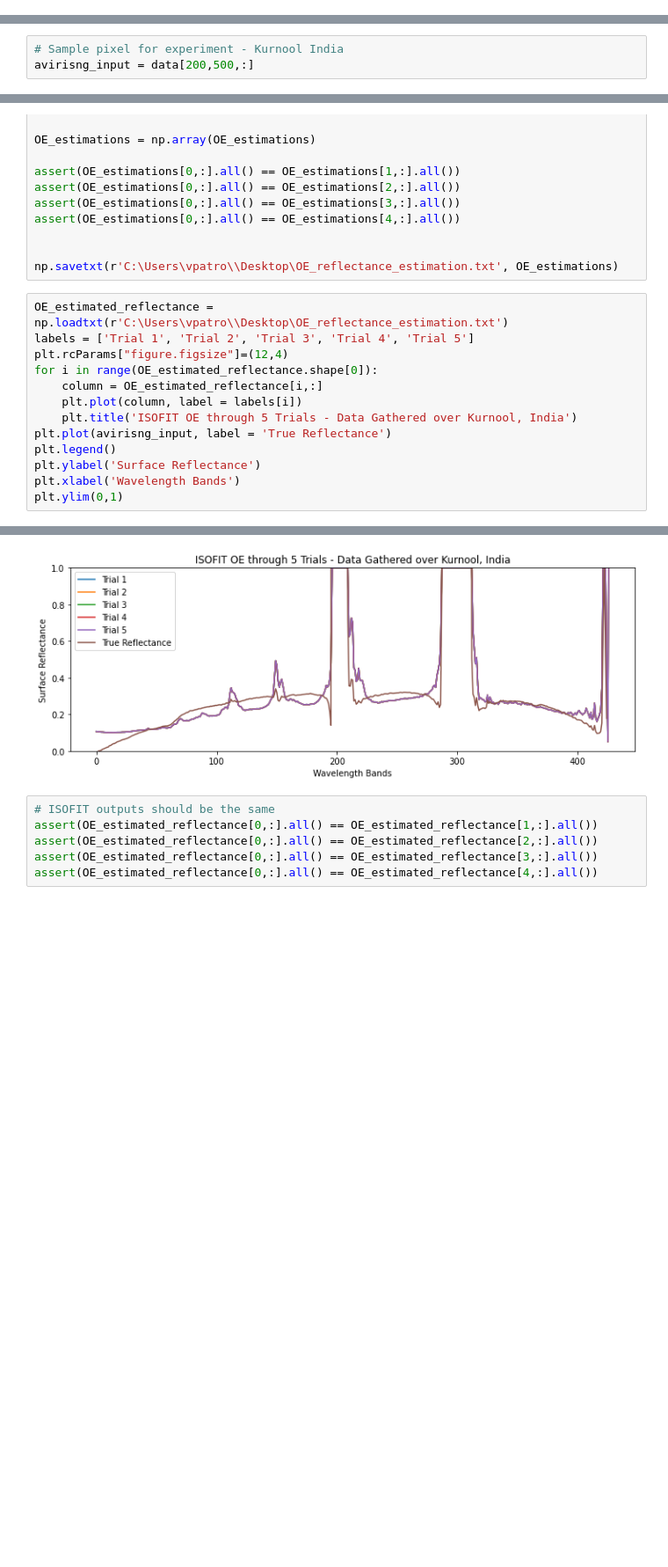
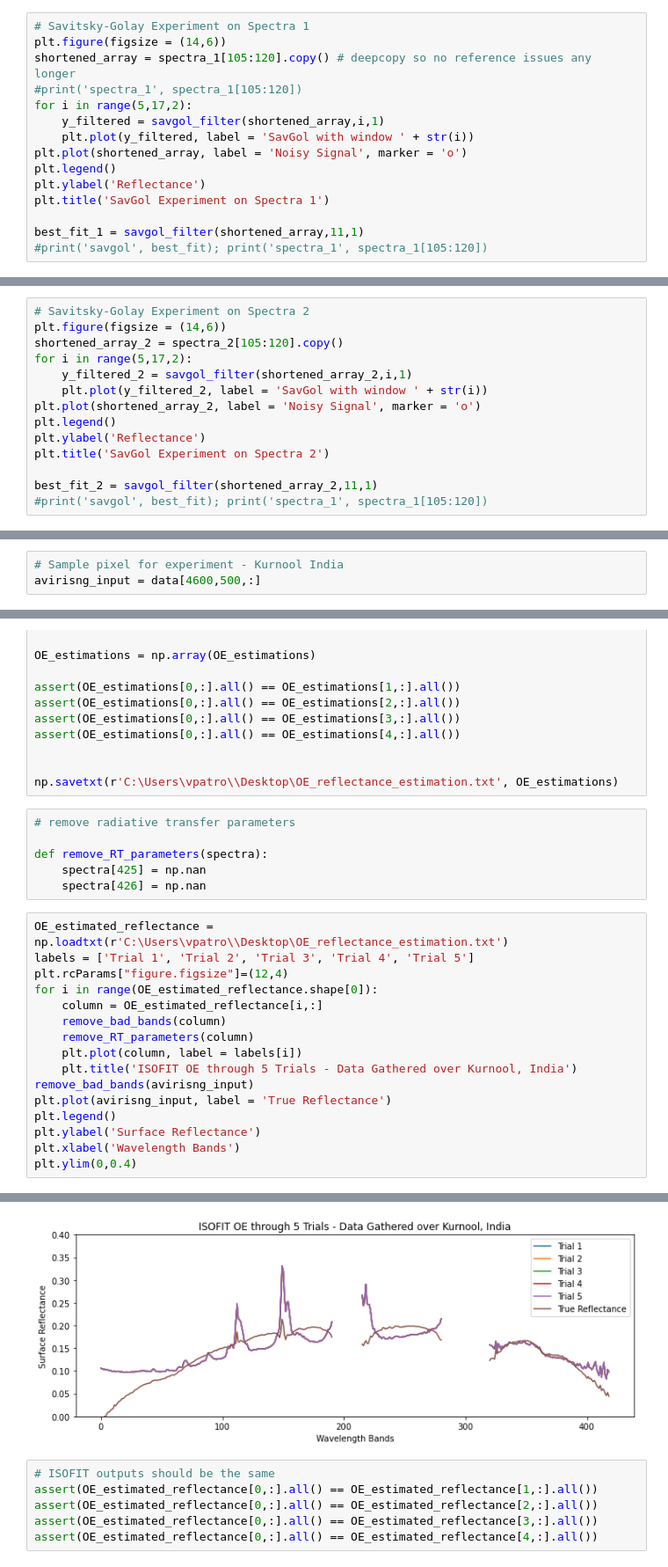
Before and after one commit to varunpatro1/OE-Reproducibility, a Jupyter notebook: Visualization_Kurnool.ipynb, the cells around one changed output, grey strips where cells are left out. Shown at 88% size. Cells and saved outputs as stored; diff of their text form; blank space fills up the shorter version.

```diff
--- a/Visualization_Kurnool.ipynb
+++ b/Visualization_Kurnool.ipynb
@@ -167,0 +162,15 @@ Text(0.5, 1.0, 'Comparison of Two Surface Reflectances from the Same Line of an
+# %%
+# Savitsky-Golay Experiment on Spectra 1
+plt.figure(figsize = (14,6))
+shortened_array = spectra_1[105:120].copy() # deepcopy so no reference issues any longer
+#print('spectra_1', spectra_1[105:120])
+for i in range(5,17,2):
+    y_filtered = savgol_filter(shortened_array,i,1)
+    plt.plot(y_filtered, label = 'SavGol with window ' + str(i))
+plt.plot(shortened_array, label = 'Noisy Signal', marker = 'o')
+plt.legend()
+plt.ylabel('Reflectance')
+plt.title('SavGol Experiment on Spectra 1')
+
+best_fit_1 = savgol_filter(shortened_array,11,1)
+#print('savgol', best_fit); print('spectra_1', spectra_1[105:120])
@@ -167,0 +179,14 @@ Text(0.5, 1.0, 'Comparison of Two Surface Reflectances from the Same Line of an
+# %%
+# Savitsky-Golay Experiment on Spectra 2
+plt.figure(figsize = (14,6))
+shortened_array_2 = spectra_2[105:120].copy()
+for i in range(5,17,2):
+    y_filtered_2 = savgol_filter(shortened_array_2,i,1)
+    plt.plot(y_filtered_2, label = 'SavGol with window ' + str(i))
+plt.plot(shortened_array_2, label = 'Noisy Signal', marker = 'o')
+plt.legend()
+plt.ylabel('Reflectance')
+plt.title('SavGol Experiment on Spectra 2')
+
+best_fit_2 = savgol_filter(shortened_array_2,11,1)
+#print('savgol', best_fit); print('spectra_1', spectra_1[105:120])
@@ -181,6 +240,6 @@ Text(0.5, 0, 'Wavelength Band')
 # %%
 # Sample pixel for experiment - Kurnool India
-avirisng_input = data[200,500,:]
+avirisng_input = data[4600,500,:]
 # %%
 np.savetxt('C:\\Users\\vpatro\\Desktop\\avirisng_input.txt', avirisng_input)
 # %%
@@ -218,17 +277,26 @@ assert(OE_estimations[0,:].all() == OE_estimations[4,:].all())
 
 
 np.savetxt(r'C:\Users\vpatro\\Desktop\OE_reflectance_estimation.txt', OE_estimations)
+# %%
+# remove radiative transfer parameters
+
+def remove_RT_parameters(spectra):
+    spectra[425] = np.nan
+    spectra[426] = np.nan
 # %%
 OE_estimated_reflectance = np.loadtxt(r'C:\Users\vpatro\\Desktop\OE_reflectance_estimation.txt')
 labels = ['Trial 1', 'Trial 2', 'Trial 3', 'Trial 4', 'Trial 5']
 plt.rcParams["figure.figsize"]=(12,4)
 for i in range(OE_estimated_reflectance.shape[0]):
     column = OE_estimated_reflectance[i,:]
+    remove_bad_bands(column)
+    remove_RT_parameters(column)
     plt.plot(column, label = labels[i])
     plt.title('ISOFIT OE through 5 Trials - Data Gathered over Kurnool, India')
+remove_bad_bands(avirisng_input)
 plt.plot(avirisng_input, label = 'True Reflectance')
 plt.legend()
 plt.ylabel('Surface Reflectance')
 plt.xlabel('Wavelength Bands')
-plt.ylim(0,1)
+plt.ylim(0,0.4)
 # %% [output]
@@ -236,4 +304,4 @@ plt.ylim(0,1)
-[figure, old version]
+[figure, new version]
 # %%
 # ISOFIT outputs should be the same
 assert(OE_estimated_reflectance[0,:].all() == OE_estimated_reflectance[1,:].all())
```
Also changed, not shown: parts of 11 cells of this notebook.
